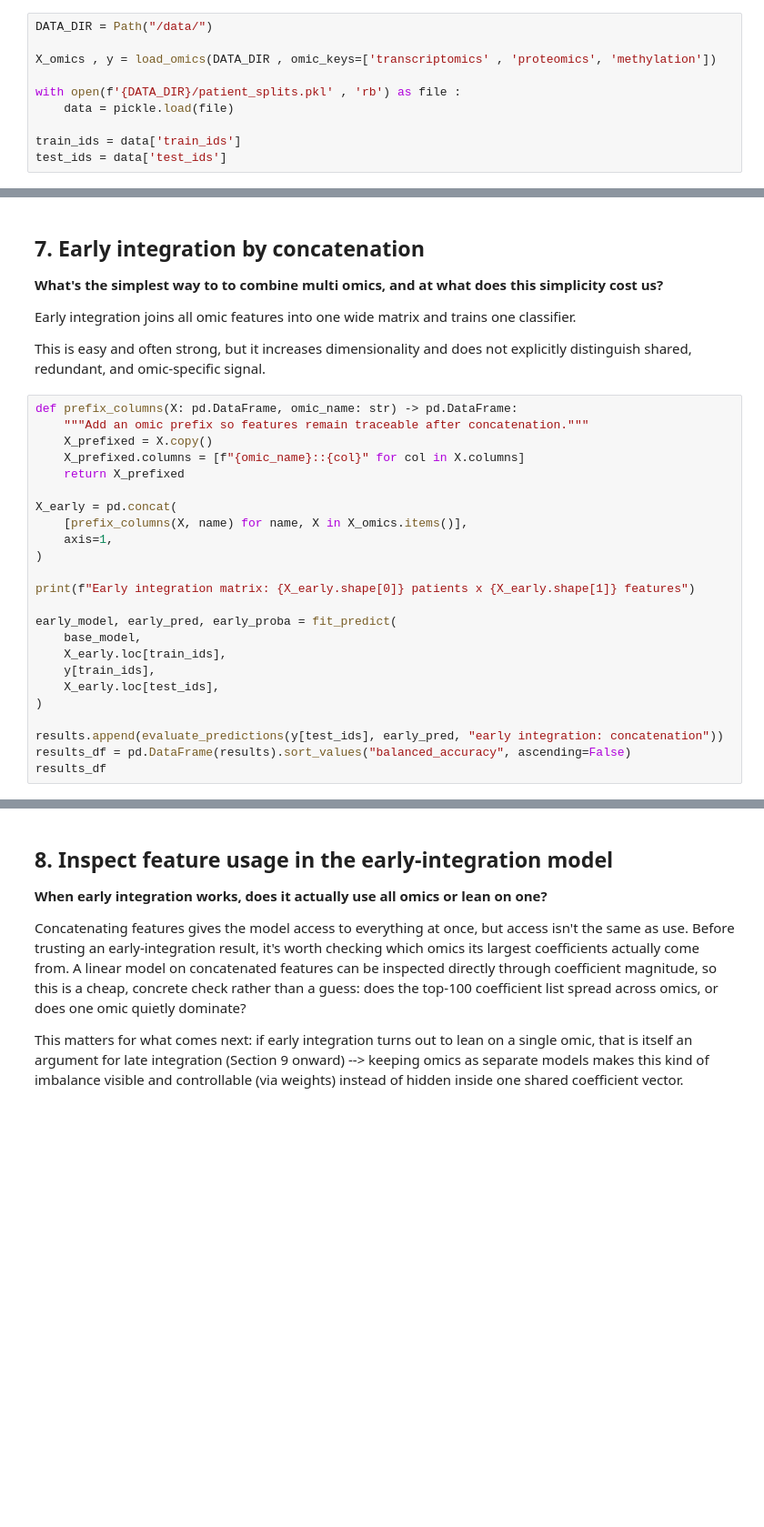
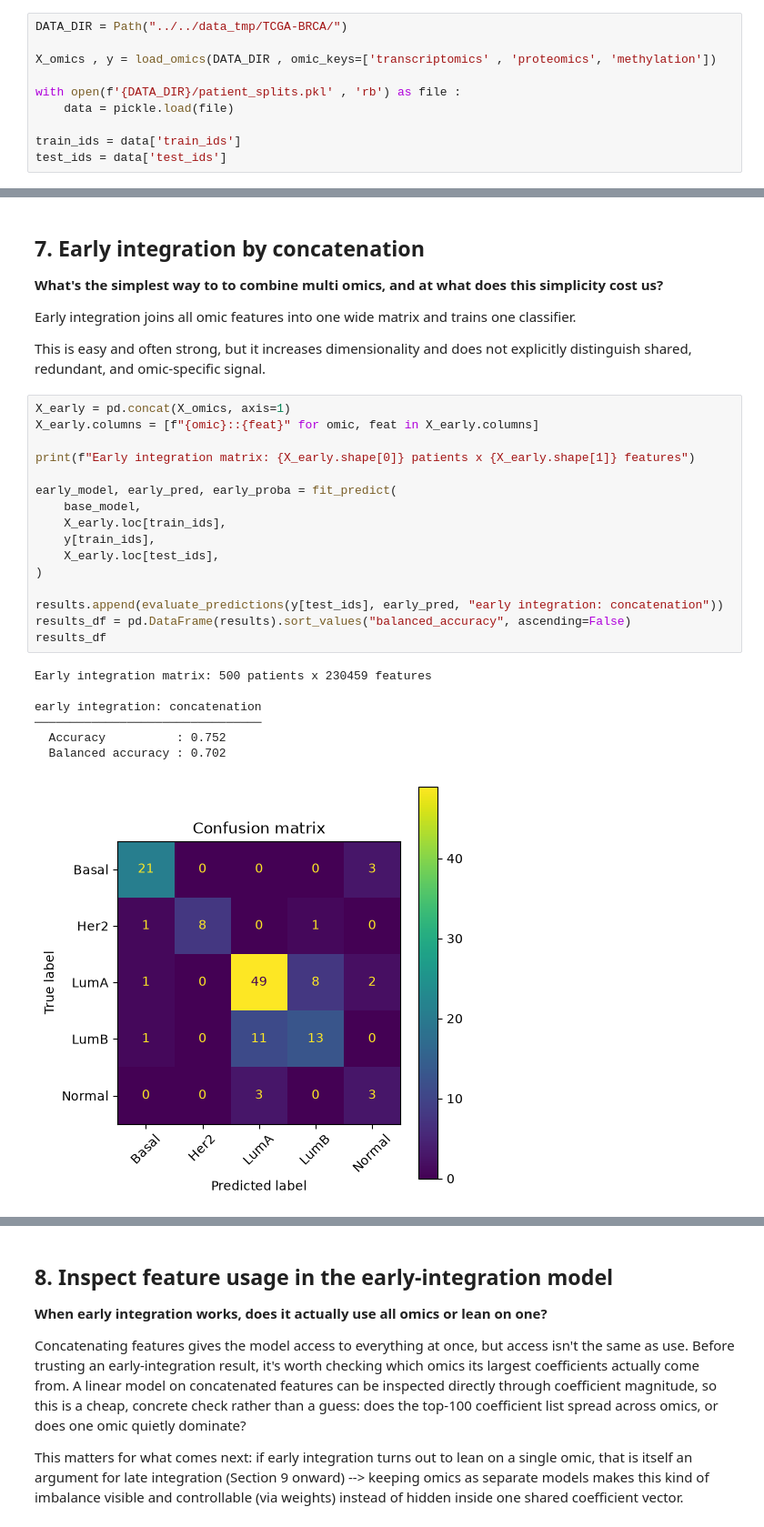
Before and after one commit to Barry8197/ECCB_2026_T8_CODE, a Jupyter notebook: sessions/session-2-multi-omics/part-1-linear-methods.ipynb, the cells around one changed output, grey strips where cells are left out. Shown at 91% size. Cells and saved outputs as stored; diff of their text form; blank space fills up the shorter version.

```diff
--- a/sessions/session-2-multi-omics/part-1-linear-methods.ipynb
+++ b/sessions/session-2-multi-omics/part-1-linear-methods.ipynb
@@ -59,7 +59,7 @@ We separate:
 - all remaining columns as omic features
 - the index as the patient ID
 # %%
-DATA_DIR = Path("/data/")
+DATA_DIR = Path("../../data_tmp/TCGA-BRCA/")
 
 X_omics , y = load_omics(DATA_DIR , omic_keys=['transcriptomics' , 'proteomics', 'methylation'])
 
@@ -227,26 +285,26 @@ Early integration joins all omic features into one wide matrix and trains one cl
 
 This is easy and often strong, but it increases dimensionality and does not explicitly distinguish shared, redundant, and omic-specific signal.
 # %%
-def prefix_columns(X: pd.DataFrame, omic_name: str) -> pd.DataFrame:
-    """Add an omic prefix so features remain traceable after concatenation."""
-    X_prefixed = X.copy()
-    X_prefixed.columns = [f"{omic_name}::{col}" for col in X.columns]
-    return X_prefixed
-
-X_early = pd.concat(
-    [prefix_columns(X, name) for name, X in X_omics.items()],
-    axis=1,
-)
+X_early = pd.concat(X_omics, axis=1)
+X_early.columns = [f"{omic}::{feat}" for omic, feat in X_early.columns]
 
 print(f"Early integration matrix: {X_early.shape[0]} patients x {X_early.shape[1]} features")
 
 early_model, early_pred, early_proba = fit_predict(
     base_model,
     X_early.loc[train_ids],
     y[train_ids],
     X_early.loc[test_ids],
 )
 
 results.append(evaluate_predictions(y[test_ids], early_pred, "early integration: concatenation"))
 results_df = pd.DataFrame(results).sort_values("balanced_accuracy", ascending=False)
 results_df
+# %% [output]
+Early integration matrix: 500 patients x 230459 features
+
+early integration: concatenation
+────────────────────────────────
+  Accuracy          : 0.752
+  Balanced accuracy : 0.702
+[figure, added]
```
Also changed, not shown: parts of 27 cells of this notebook.
